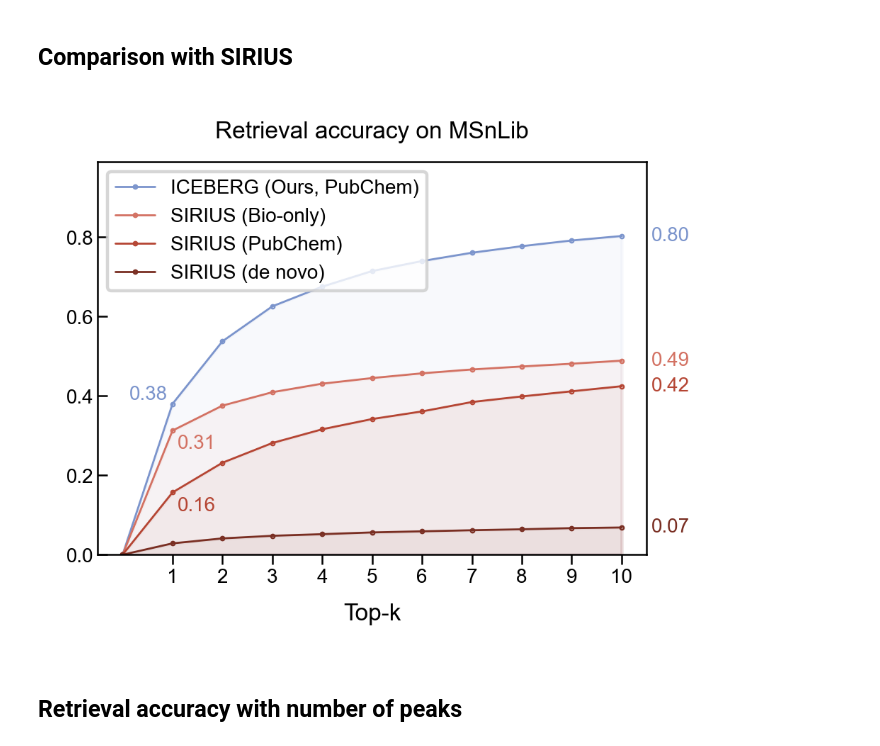
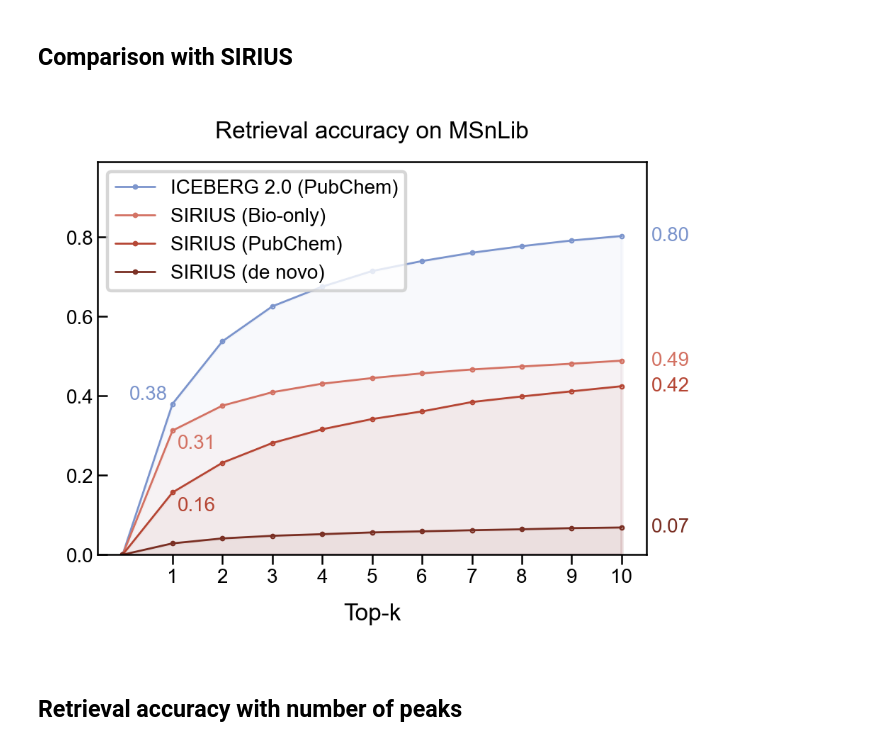
Before and after one commit to coleygroup/ms-pred, a Jupyter notebook: notebooks/iceberg_2025_biorxiv/iceberg_fig_quantitative.ipynb, the cells around one changed output. Cells and saved outputs as stored; diff of their text form; code cells hidden in the pictures.

```diff
--- a/notebooks/iceberg_2025_biorxiv/iceberg_fig_quantitative.ipynb
+++ b/notebooks/iceberg_2025_biorxiv/iceberg_fig_quantitative.ipynb
@@ -98,8 +100,8 @@ names = [
     "GrAFF-MS",
     "MassFormer",
     "FraGNNet",
-    "ICEBERG (Goldman'24)",
-    "ICEBERG (Ours)",
+    "ICEBERG 1.0",
+    "ICEBERG 2.0",
 ]
 
 all_adducts = ['[M+H]+', '[M-H2O+H]+', '[M-H4O2+H]+', '[M+Na]+', '[M+K]+', '[M+H3N+H]+', # pos
@@ -116,8 +118,8 @@ for dataset_name in dataset_names:
                 f"results/graff_ms_baseline_{dataset_name}/{split_name}_rnd{seed}/preds/pred_eval_grouped_ion_type.tsv",
                 f"results/massformer_baseline_{dataset_name}/{split_name}_rnd{seed}/preds/pred_eval_grouped_ion_type.tsv",
                 f"results/fragnet_preprint_{dataset_name}/{split_name}_rnd{seed}/preds/pred_eval_grouped_ion_type.tsv",
-                f"../ms-pred-legacy/results/dag_inten_{dataset_name}/{split_name}_rnd{seed}/preds/pred_eval_grouped_ion_type.tsv", # old ICEBERG (with Analy Chem'24)
-                f"results/dag_inten_{dataset_name}/{split_name}_rnd{seed}/preds/pred_eval_grouped_ion_type.tsv",
+                f"../ms-pred-legacy/results/dag_inten_{dataset_name}/{split_name}_rnd{seed}/preds/pred_eval_grouped_ion_type.tsv", # old ICEBERG 1.0 (with Analy Chem'24)
+                f"results/iceberg_{dataset_name}/{split_name}_rnd{seed}/preds/pred_eval_grouped_ion_type.tsv",
             ]
             for i, j in zip(names, results_files):
                 if j and Path(j).exists():
@@ -491,0 +441,6 @@ ax.set_xticklabels(np.array(method_names)[valid_indices], rotation=45, ha="right
+# %%
+method_colors['ICEBERG 1.0'] = '#A7B7C3'
+method_colors['ICEBERG 2.0'] = '#7B94CC'
+iceberg_ours_names = ['ICEBERG 2.0']
+iceberg_legacy_names = ['ICEBERG 1.0']
+method_colors
@@ -1629,7 +1830,7 @@ iceberg_acc = np.array([0, 0.3800, 0.5376, 0.6257, 0.6753, 0.7146, 0.7398, 0.760
 sirius_name = "SIRIUS (PubChem)"
 sirius_bioonly_name = "SIRIUS (Bio-only)"
 sirius_denovo_name = "SIRIUS (de novo)"
-iceberg_name = "ICEBERG (Ours)"
+iceberg_name = "ICEBERG 2.0"
 
 linewidth = 0.5
 marker = '.'
@@ -1638,7 +1839,7 @@ markersize = 0.8
 fig, ax = plt.subplots(1, 1, figsize=(2.5, 1.8), dpi=400)
 
 # ICEBERG
-ax.plot(k, iceberg_acc, linewidth=linewidth, marker=marker, markersize=markersize, color=method_colors[iceberg_name], label="ICEBERG (Ours, PubChem)")
+ax.plot(k, iceberg_acc, linewidth=linewidth, marker=marker, markersize=markersize, color=method_colors[iceberg_name], label="ICEBERG 2.0 (PubChem)")
 ax.fill_between(k, np.zeros_like(iceberg_acc), iceberg_acc, color=method_colors[iceberg_name], alpha=0.05)
 
 # SIRIUS bio-only
@@ -1653,34 +1854,34 @@ ax.fill_between(k, np.zeros_like(sirius_acc), sirius_acc, color=method_colors[si
 ax.plot(k, sirius_acc_denovo, linewidth=linewidth, marker=marker, markersize=markersize, color=method_colors[sirius_denovo_name], label=sirius_denovo_name)
 ax.fill_between(k, np.zeros_like(sirius_acc_denovo), sirius_acc_denovo, color=method_colors[sirius_denovo_name], alpha=0.05)
 
 # Annotate first & last
 ax.text(k[1]-0.1, iceberg_acc[1]+0.01, f"{iceberg_acc[1]:.2f}", color=method_colors[iceberg_name],
         horizontalalignment="right", fontsize=5)
 ax.text(k[-1]+0.6, iceberg_acc[-1], f"{iceberg_acc[-1]:.2f}", color=method_colors[iceberg_name],
         horizontalalignment="left", verticalalignment="center", fontsize=5)
 ax.text(k[1]+0.1, sirius_acc_bioonly[1]-0.01, f"{sirius_acc_bioonly[1]:.2f}", color=method_colors[sirius_bioonly_name],
         horizontalalignment="left", verticalalignment="top", fontsize=5)
 ax.text(k[-1]+0.6, sirius_acc_bioonly[-1], f"{sirius_acc_bioonly[-1]:.2f}", color=method_colors[sirius_bioonly_name],
         horizontalalignment="left", verticalalignment="center", fontsize=5)
 ax.text(k[1]+0.1, sirius_acc[1]-0.01, f"{sirius_acc[1]:.2f}", color=method_colors[sirius_name],
         horizontalalignment="left", verticalalignment="top", fontsize=5)
 ax.text(k[-1]+0.6, sirius_acc[-1], f"{sirius_acc[-1]:.2f}", color=method_colors[sirius_name],
         horizontalalignment="left", verticalalignment="center", fontsize=5)
 ax.text(k[-1]+0.6, sirius_acc_denovo[-1], f"{sirius_acc_denovo[-1]:.2f}", color=method_colors[sirius_denovo_name],
         horizontalalignment="left", verticalalignment="center", fontsize=5)
 
 ax.set_xlabel("Top-k", fontfamily="arial")
 ax.set_title("Retrieval accuracy on MSnLib")
 ax.set_xticks(k[1:])
 ax.set_xlim(-0.5, 10.5)
 ax.set_ylim(0, 0.99)
 ax.legend(fontsize=5)
 
 fig.savefig(
     results_folder / "compare_w_sirius.pdf", bbox_inches="tight", transparent=True
 )
 # %% [output]
-[figure, old version]
+[figure, new version]
 # %% [markdown]
 ## Retrieval accuracy with number of peaks
 # %%
```
Also changed, not shown: parts of 23 cells of this notebook, 1 other file.
